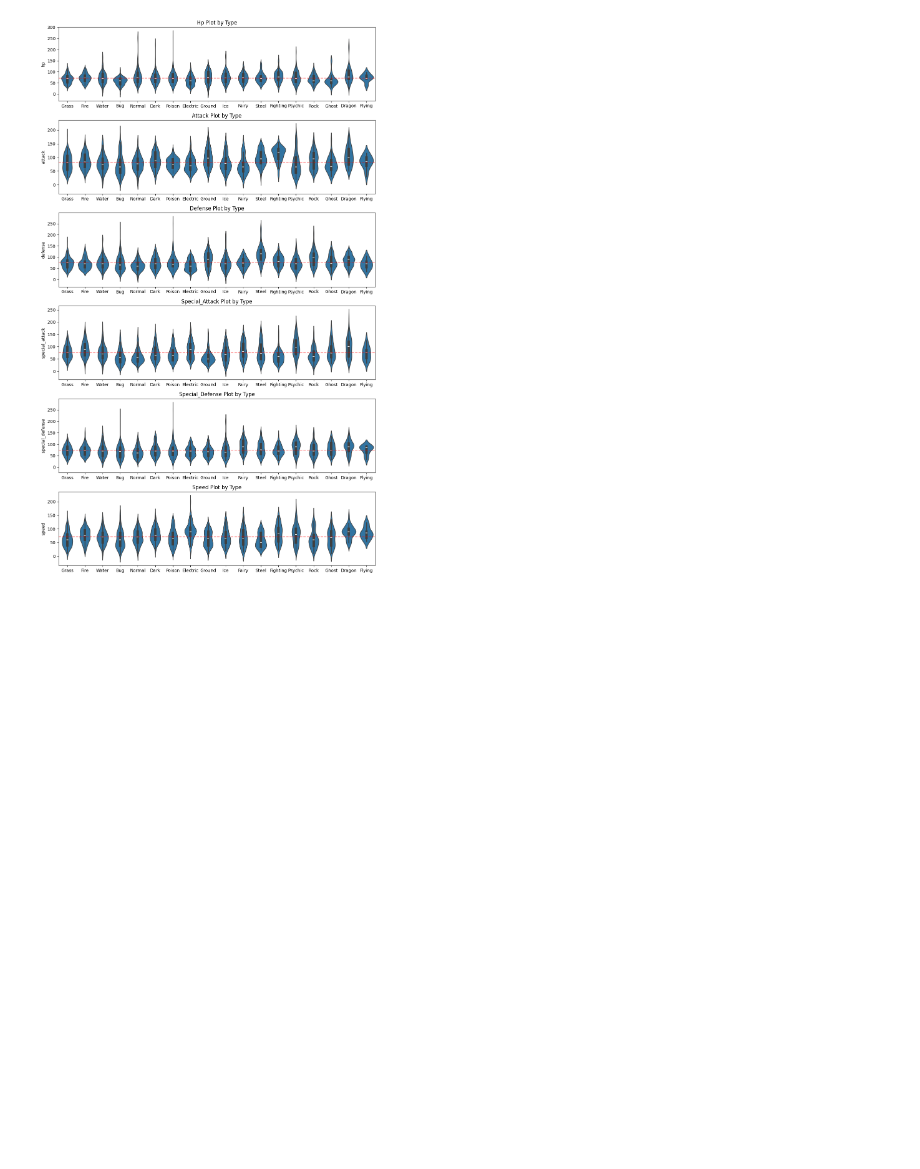
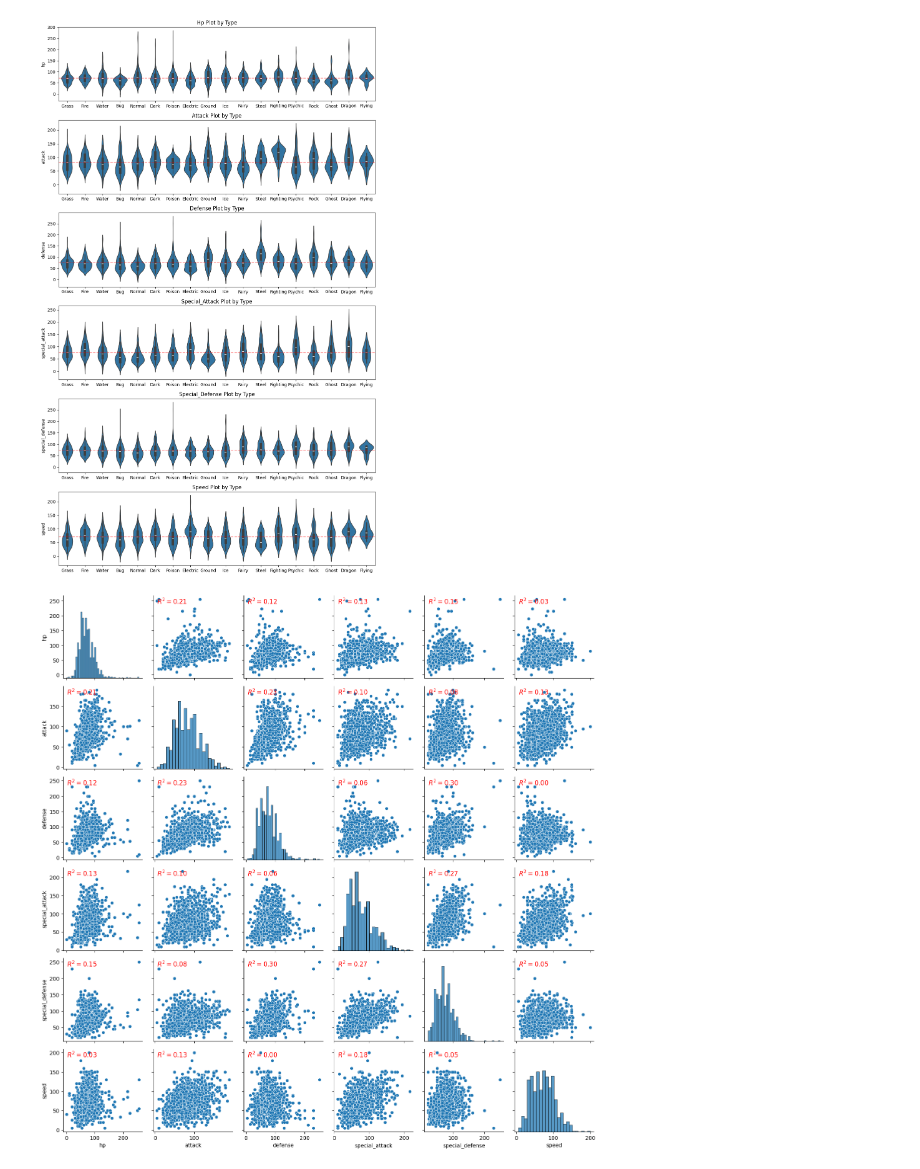
Before and after one commit to grantajason/pokemon_project, a Jupyter notebook: pokemon analysis.ipynb, the cells around one changed output. Saved outputs shown, nothing was run; the diff lists cells and outputs as text; code cells hidden in the pictures; blank space fills up the shorter version.

Commit message:
pair grid!

```diff
--- a/pokemon analysis.ipynb
+++ b/pokemon analysis.ipynb
@@ -135,3 +136,21 @@ plt.tight_layout()
 plt.show()
 # %% [output]
 [figure]
+# %%
+
+def annotate_r2(x, y, **kwargs):
+    mask = ~np.isnan(x) & ~np.isnan(y)
+    slope, intercept, r_value, p_value, std_err = stats.linregress(x[mask], y[mask])
+    ax = plt.gca()
+    ax.annotate(f'$R^2 = {r_value**2:.2f}$',
+                xy=(0.05, 0.9), xycoords=ax.transAxes,
+                fontsize=12, color='red', fontweight='bold'
+    )
+stat_columns = ['hp', 'attack', 'defense', 'special_attack', 'special_defense', 'speed']
+g = sbn.PairGrid(pokemon_df[stat_columns])
+g.map_diag(sbn.histplot)
+g.map_offdiag(sbn.scatterplot)
+g.map_offdiag(annotate_r2)
+plt.show()
+# %% [output]
+[figure, added]
```
Also changed, not shown: parts of 1 cell of this notebook, 1 other file.
